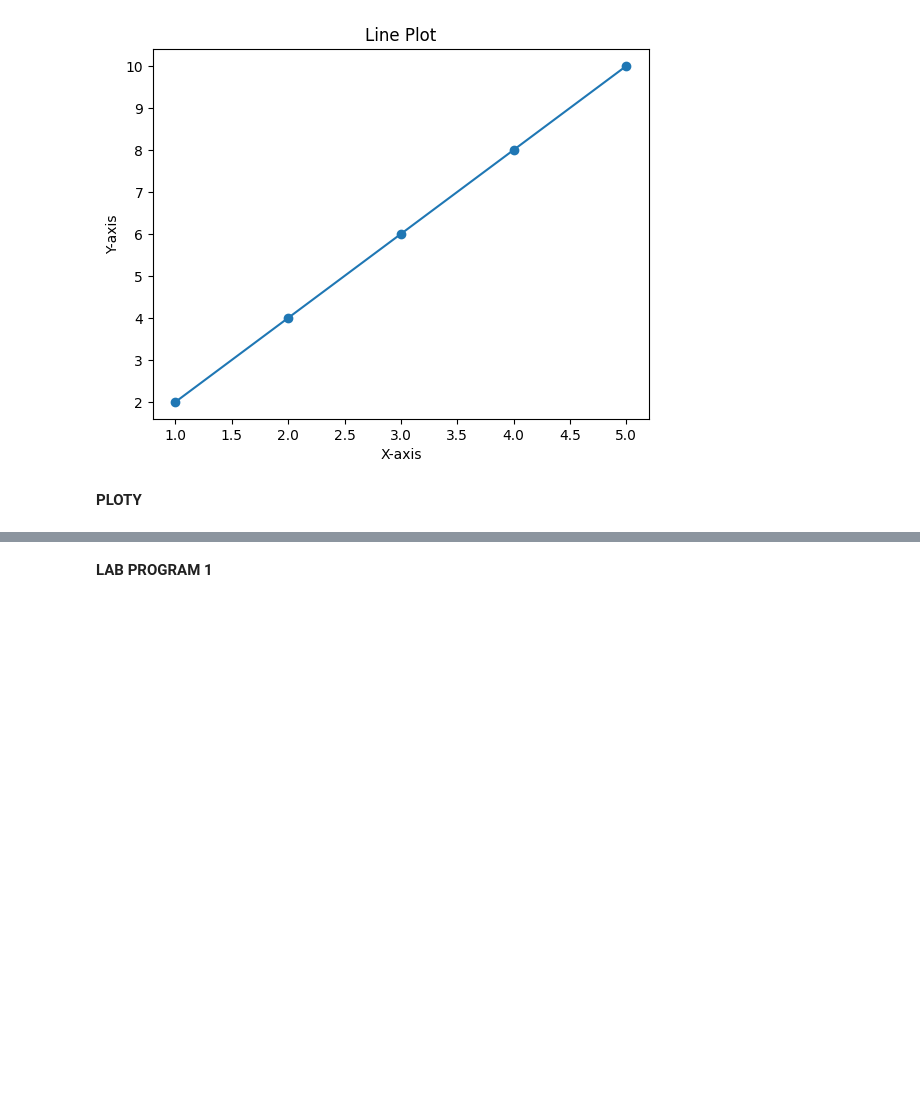
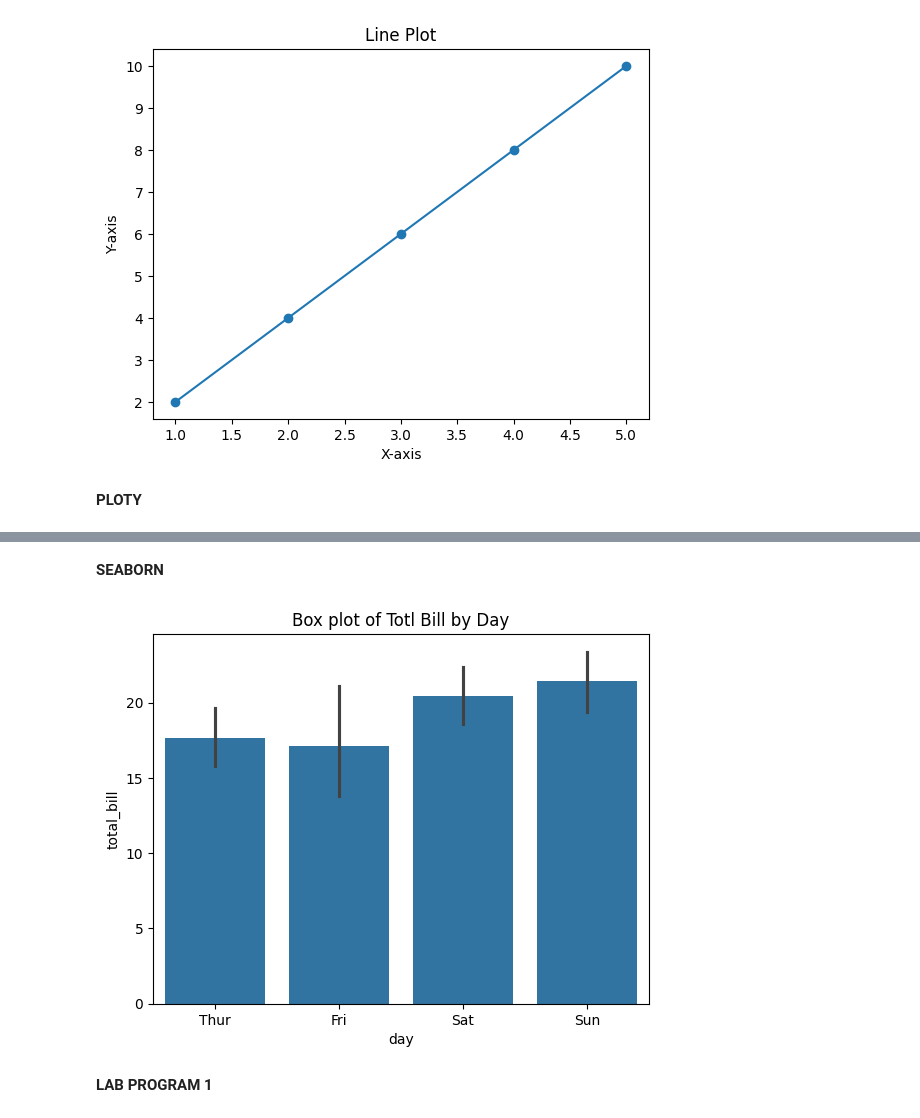
Before and after one commit to thallamsaithrishool/B3_PFDS_1127, a Jupyter notebook: LAB_07_1127_PFDS_.ipynb, the cells around one changed output, grey strips where cells are left out. Saved outputs shown, nothing was run; the diff lists cells and outputs as text; code cells hidden in the pictures; blank space fills up the shorter version.

```diff
--- a/LAB_07_1127_PFDS_.ipynb
+++ b/LAB_07_1127_PFDS_.ipynb
@@ -53,6 +53,18 @@ fig = px.line(x=x, y=y, title='Line Plot')
 fig.show()
 # %% [output]
 [interactive output not drawn]
+# %% [markdown]
+**SEABORN**
+# %%
+import seaborn as sns
+import matplotlib.pyplot as plt
+
+tips=sns.load_dataset("tips")
+sns.barplot(x="day", y="total_bill", data=tips)
+plt.title("Box plot of Totl Bill by Day")
+plt.show()
+# %% [output]
+[figure, added]
 # %% [markdown]
 **LAB PROGRAM 1**
 # %%
```
